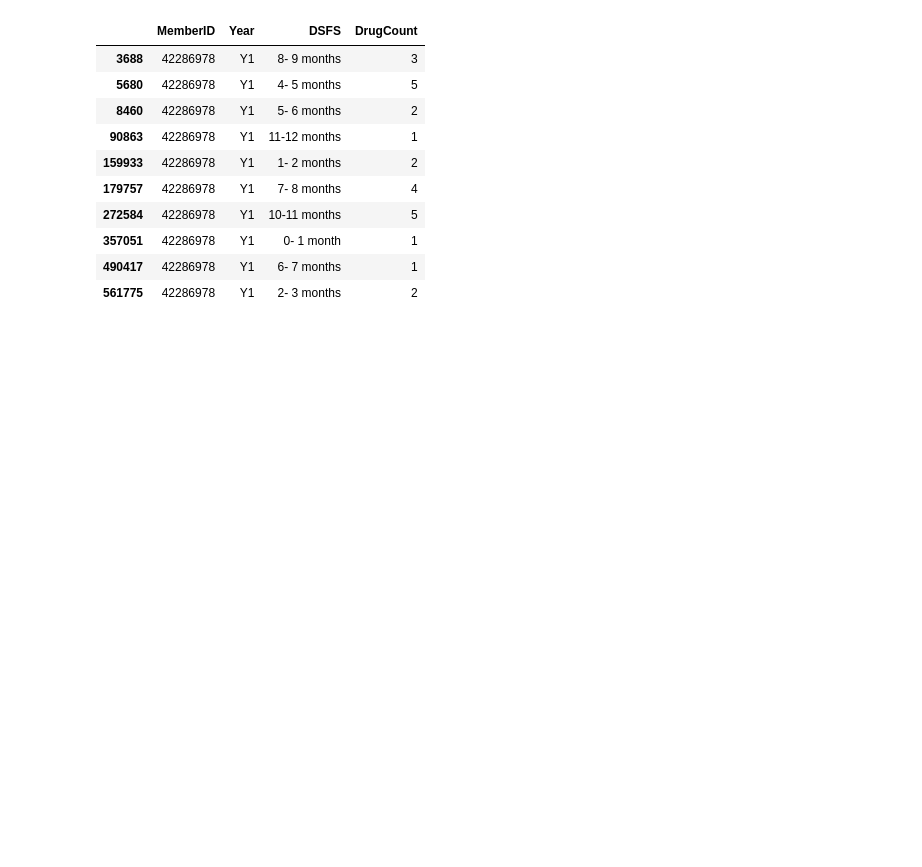
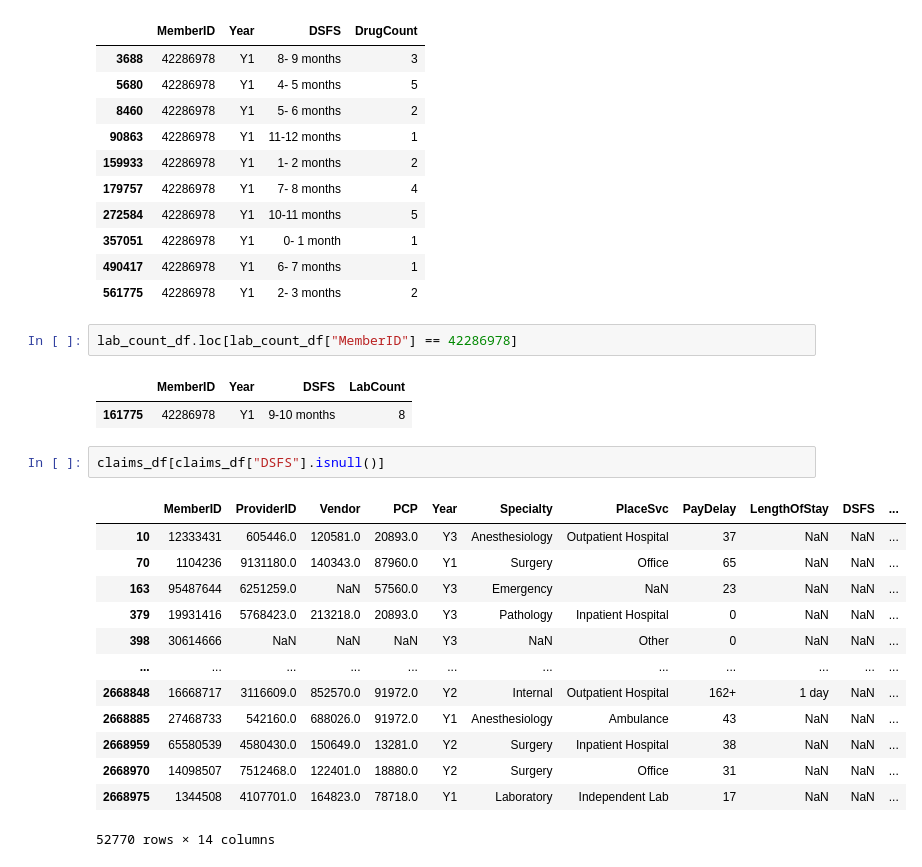
Before and after one commit to JadenLing/Heritage-Health-Prize, a Jupyter notebook: notebooks/initial_exploration.ipynb, the cells around one changed output. Cells and saved outputs as stored; diff of their text form; blank space fills up the shorter version.

```diff
--- a/notebooks/initial_exploration.ipynb
+++ b/notebooks/initial_exploration.ipynb
@@ -287,3 +313,24 @@ drug_count_df.loc[drug_count_df["MemberID"] == 42286978]
 | 357051 | 42286978 | Y1 | 0- 1 month | 1 |
 | 490417 | 42286978 | Y1 | 6- 7 months | 1 |
 | 561775 | 42286978 | Y1 | 2- 3 months | 2 |
+# %%
+lab_count_df.loc[lab_count_df["MemberID"] == 42286978]
+# %% [output]
+|  | MemberID | Year | DSFS | LabCount |
+| 161775 | 42286978 | Y1 | 9-10 months | 8 |
+# %%
+claims_df[claims_df["DSFS"].isnull()]
+# %% [output]
+|  | MemberID | ProviderID | Vendor | PCP | Year | Specialty | PlaceSvc | PayDelay | LengthOfStay | DSFS | ... |
+| 10 | 12333431 | 605446.0 | 120581.0 | 20893.0 | Y3 | Anesthesiology | Outpatient Hospital | 37 | NaN | NaN | ... |
+| 70 | 1104236 | 9131180.0 | 140343.0 | 87960.0 | Y1 | Surgery | Office | 65 | NaN | NaN | ... |
+| 163 | 95487644 | 6251259.0 | NaN | 57560.0 | Y3 | Emergency | NaN | 23 | NaN | NaN | ... |
+| 379 | 19931416 | 5768423.0 | 213218.0 | 20893.0 | Y3 | Pathology | Inpatient Hospital | 0 | NaN | NaN | ... |
+| 398 | 30614666 | NaN | NaN | NaN | Y3 | NaN | Other | 0 | NaN | NaN | ... |
+| ... | ... | ... | ... | ... | ... | ... | ... | ... | ... | ... | ... |
+| 2668848 | 16668717 | 3116609.0 | 852570.0 | 91972.0 | Y2 | Internal | Outpatient Hospital | 162+ | 1 day | NaN | ... |
+| 2668885 | 27468733 | 542160.0 | 688026.0 | 91972.0 | Y1 | Anesthesiology | Ambulance | 43 | NaN | NaN | ... |
+| 2668959 | 65580539 | 4580430.0 | 150649.0 | 13281.0 | Y2 | Surgery | Inpatient Hospital | 38 | NaN | NaN | ... |
+| 2668970 | 14098507 | 7512468.0 | 122401.0 | 18880.0 | Y2 | Surgery | Office | 31 | NaN | NaN | ... |
+| 2668975 | 1344508 | 4107701.0 | 164823.0 | 78718.0 | Y1 | Laboratory | Independent Lab | 17 | NaN | NaN | ... |
+52770 rows × 14 columns
```
Also changed, not shown: parts of 47 cells of this notebook, 8 other files.
